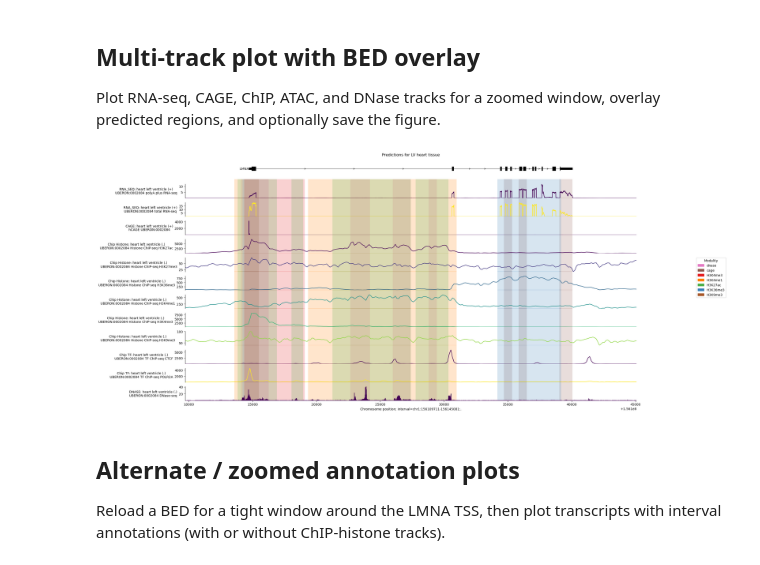
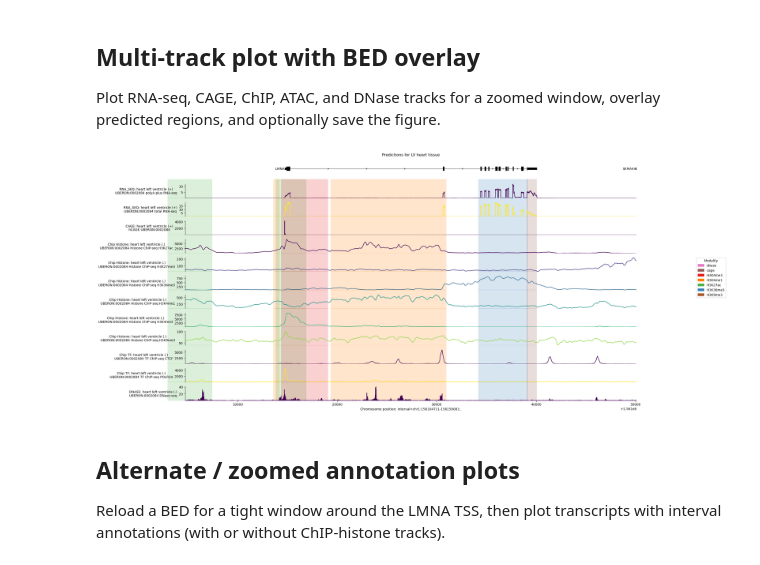
Before and after one commit to cralbers/variant-effects, a Jupyter notebook: osc/predict_reg_regions_osc.ipynb, the cells around one changed output. Cells and saved outputs as stored; diff of their text form; code cells hidden in the pictures.

Commit message:
make bed file of collapsed regions, new figs

```diff
--- a/osc/predict_reg_regions_osc.ipynb
+++ b/osc/predict_reg_regions_osc.ipynb
@@ -1051,7 +1057,7 @@ Plot RNA-seq, CAGE, ChIP, ATAC, and DNase tracks for a zoomed window, overlay pr
 # plot_interval = POST_INTERVAL
 # plot_interval = genome.Interval('chr1', POST_INTERVAL.start, POST_INTERVAL.start + 50000)
 # plot_interval = genome.Interval('chr1', PRE_INTERVAL.end - 50000, PRE_INTERVAL.end)
-plot_interval = genome.Interval('chr1', LMNA_START - 5000, LMNA_END + 5000)
+plot_interval = genome.Interval('chr1', LMNA_START - 10000, LMNA_END + 10000)
 save = True
 add_annos = True
 
@@ -1101,35 +1107,35 @@ plot = plot_components.plot(
             colors=colors, #ccre_colors
             alpha=0.2,
             # use_default_labels=False,   # True if you want cCRE IDs as labels
             # labels=bed_df["name"].tolist(),
         ),
     ],
 
     interval=plot_interval,
     fig_width=25,
     title='Predictions for LV heart tissue',
 )
 
 # legend_handles = [
 #     mpatches.Patch(color=color, label=key)
 #     for key, color in CCRE_COLORS.items()
 # ]
 # plot.legend(handles=legend_handles, loc="center left", title="Categories",
 #           bbox_to_anchor=(1, 0, 0.5, 1))
 
 
 label_order = list(MODALITY_COLORS) + HISTONE_MARKS
 used = [c for c in label_order if c in set(bed_df["category"])]
 handles = [
     mpatches.Patch(color=color_from_category(c), label=c)
     for c in used
 ]
 plot.legend(handles=handles, title="Modality", loc="center left", bbox_to_anchor=(1, 0, 0.5, 1))
 
 if save:
-    plot.savefig(f'figs/lmna_predictions_LV_1MB_{lmna_context}_zoom5kb_ccres.png', dpi=300, bbox_inches="tight")
+    plot.savefig(f'figs/lmna_predictions_LV_1MB_{lmna_context}_zoom10kb_ccres_collapsed.png', dpi=300, bbox_inches="tight")
 # %% [output]
-[figure, old version]
+[figure, new version]
 # %% [markdown]
 ## Alternate / zoomed annotation plots
 
```
Also changed, not shown: parts of 2 cells of this notebook, 1 other file.
